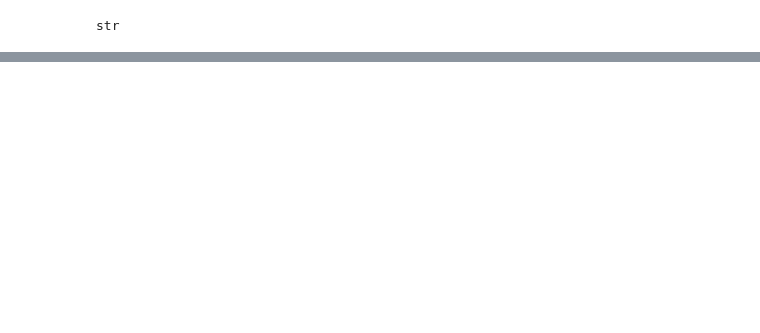
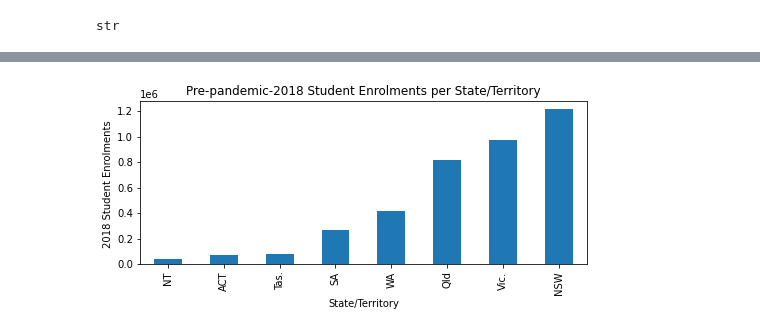
Before and after one commit to Jasjeet2021/Project-1, a Jupyter notebook: code.ipynb, the cells around one changed output, grey strips where cells are left out. Saved outputs shown, nothing was run; the diff lists cells and outputs as text; code cells hidden in the pictures; blank space fills up the shorter version.

```diff
--- a/code.ipynb
+++ b/code.ipynb
@@ -243,7 +209,7 @@ str
 # %%
 #data_file1_df["State/Territory"].apply(lambda x: str(x).split(" "))
 # %%
-split_columns_data_file1_df = ["State/Territory","Affiliation (Gov/Non-gov)", "Affiliation (Gov/Cath/Ind)", "FT/PT", "Sex", "School Level"]
-for column in split_columns_data_file1_df:
-    data_file1_df[column] = data_file1_df[column].str.split(" ")[1:]
-data_file1_df
+#split_columns_data_file1_df = ["State/Territory","Affiliation (Gov/Non-gov)", "Affiliation (Gov/Cath/Ind)", "FT/PT", "Sex", "School Level"]
+#for column in split_columns_data_file1_df:
+    #data_file1_df[column] = data_file1_df[column].str.split(" ")[1:]
+#data_file1_df
@@ -296,0 +328,15 @@ plt.show()
+# %%
+Twenty_sixteen_df = data_file1_df[data_file1_df["Year"] == 2018]
+Twenty_sixteen_df.dropna(how="any")
+Group_by_state_twenty_sixteen = Twenty_sixteen_df.groupby(["State/Territory"])
+z = Group_by_state_twenty_sixteen["FTE All Students "].sum()
+z.reset_index()
+g = z.sort_values()
+# %%
+bar_plot = g.plot (kind = "bar", figsize=(8,3))
+plt.title('Pre-pandemic-2018 Student Enrolments per State/Territory')
+plt.xlabel('State/Territory')
+plt.ylabel('2018 Student Enrolments ')
+plt.show()
+# %% [output]
+[figure, added]
```
Also changed, not shown: parts of 40 cells of this notebook, 1 other file.
